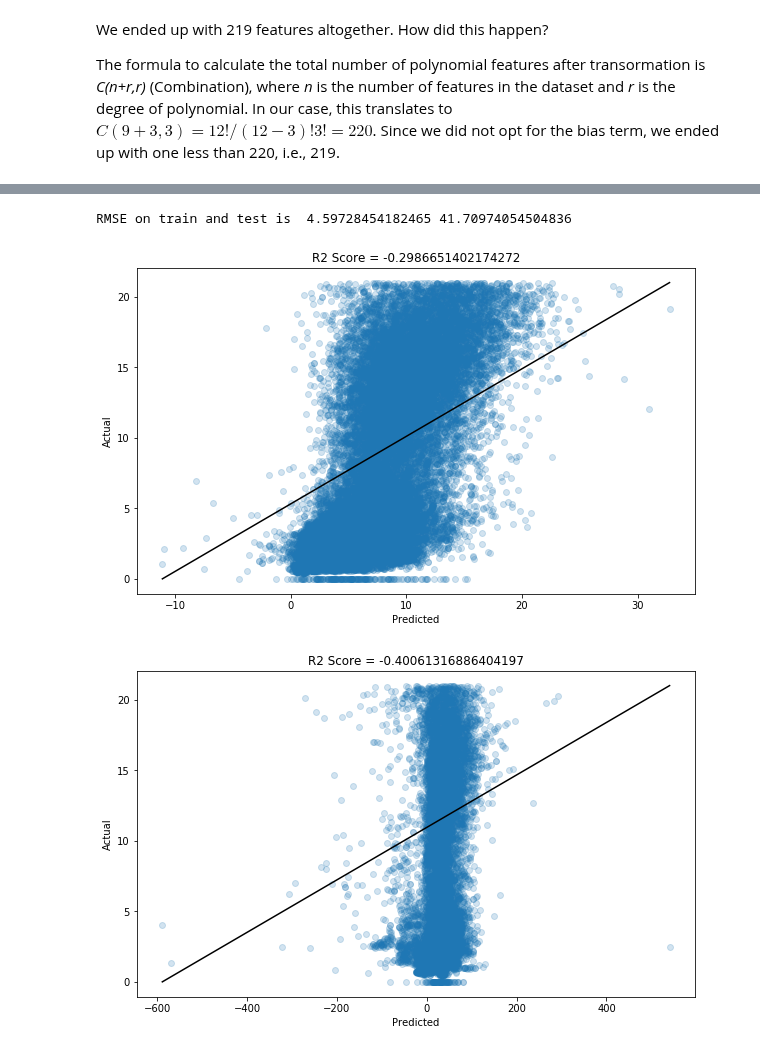
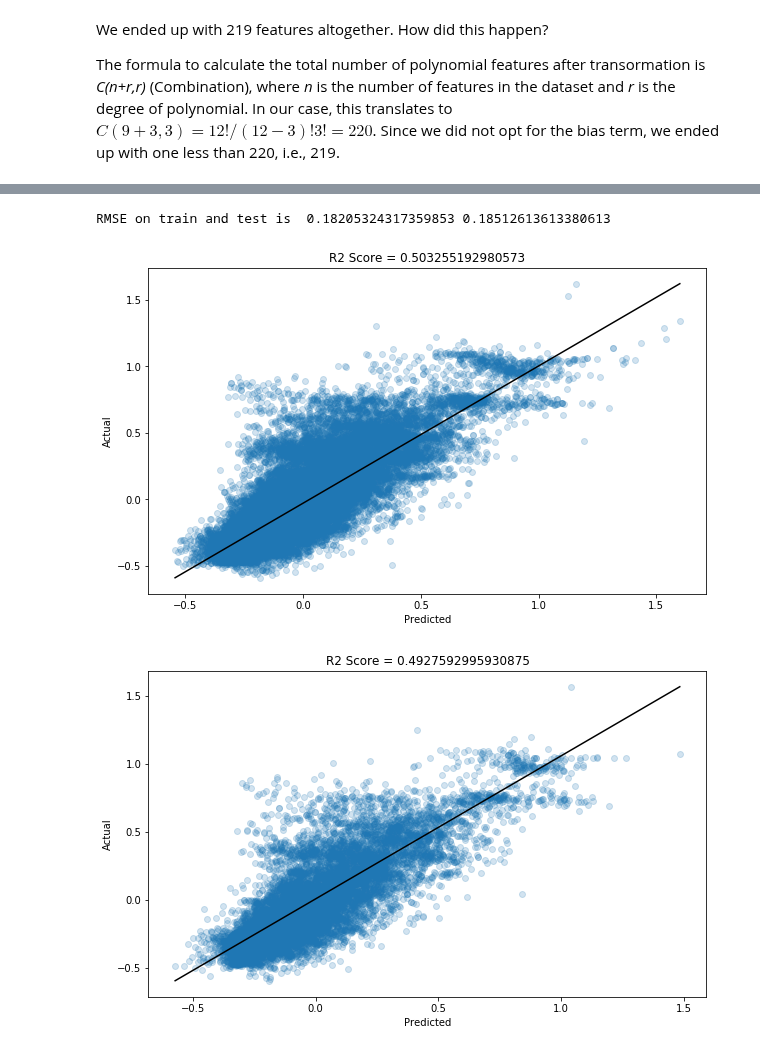
Before and after one commit to aniket-ak/Machine-Learning-CASP-Dataset, a Jupyter notebook: CASP_Exploring_Design_Space.ipynb, the cells around one changed output, grey strips where cells are left out. Saved outputs shown, nothing was run; the diff lists cells and outputs as text; code cells hidden in the pictures.

```diff
--- a/CASP_Exploring_Design_Space.ipynb
+++ b/CASP_Exploring_Design_Space.ipynb
@@ -91,11 +104,11 @@ from sklearn.decomposition import PCA
 
 scaler_pipeline = Pipeline([
     ("minmax_scaler", MinMaxScaler()),
+    ("pca", PCA(n_components=0.99))
 ])
 casp_scaled = scaler_pipeline.fit_transform(casp)
 
 from sklearn.model_selection import train_test_split
 
-X_train_full, X_test, y_train_full, y_test = train_test_split(casp_scaled[:,1:],casp_scaled[:,0], test_size=0.3, random_state=42)
-X_train, X_valid, y_train, y_valid = train_test_split(X_train_full, y_train_full, test_size=0.3, random_state=42)
+X_train, X_test, y_train, y_test = train_test_split(casp_scaled[:,1:],casp_scaled[:,0], test_size=0.3, random_state=42)
 # %%
@@ -109,9 +122,9 @@ The formula to calculate the total number of polynomial features after transorma
 # %%
 from sklearn.neural_network import MLPRegressor
 import time
-lin_reg = MLPRegressor(random_state=48, max_iter=100);
+mlp_reg = MLPRegressor(random_state=48, max_iter=500, verbose=True, validation_fraction=0.5);
 
 start_time = time.time()
-lin_reg.fit(X_train_scaled, y_train)
+mlp_reg.fit(X_train, y_train)
 print('Time taken ' + str(time.time() - start_time))
 # %% [output]
@@ -131,8 +163,8 @@ X_test_scaled = poly_features_pipeline.fit_transform(X_test)
 # %%
 from sklearn.metrics import mean_squared_error, r2_score
-rmse_test = np.sqrt(mean_squared_error(lin_reg.predict(X_test_scaled),y_test))
-rmse_train = np.sqrt(mean_squared_error(lin_reg.predict(X_train_scaled),y_train))
+rmse_test = np.sqrt(mean_squared_error(lin_reg.predict(X_test),y_test))
+rmse_train = np.sqrt(mean_squared_error(lin_reg.predict(X_train),y_train))
 print("RMSE on train and test is ", rmse_train, rmse_test)
 # %% [output]
-RMSE on train and test is  4.59728454182465 41.70974054504836
+RMSE on train and test is  0.18205324317359853 0.18512613613380613
 # %%
@@ -140,8 +172,8 @@ r2_model_score = r2_score(lin_reg.predict(X_test_scaled), y_test)
 # %%
-plot_results(X_train_scaled, y_train, lin_reg, "Without_PCA_Train")
+plot_results(X_train, y_train, lin_reg, "Without_PCA_Train")
 # %% [output]
-[figure, old version]
+[figure, new version]
 # %%
-plot_results(X_test_scaled, y_test, lin_reg, "Without_PCA_Test")
+plot_results(X_test, y_test, lin_reg, "Without_PCA_Test")
 # %% [output]
-[figure, old version]
+[figure, new version]
```
Also changed, not shown: parts of 8 cells of this notebook.
